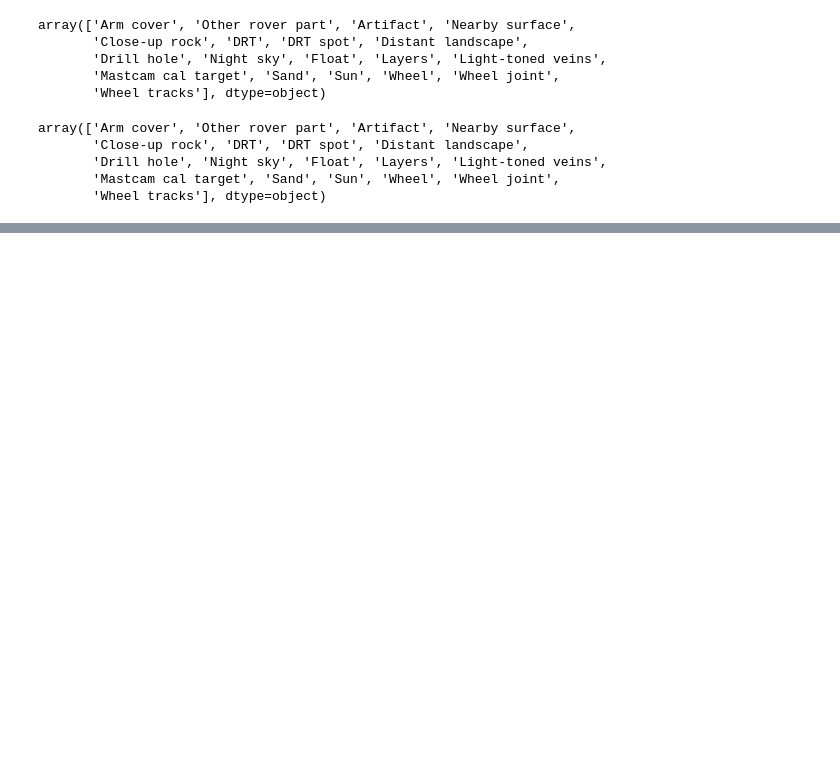
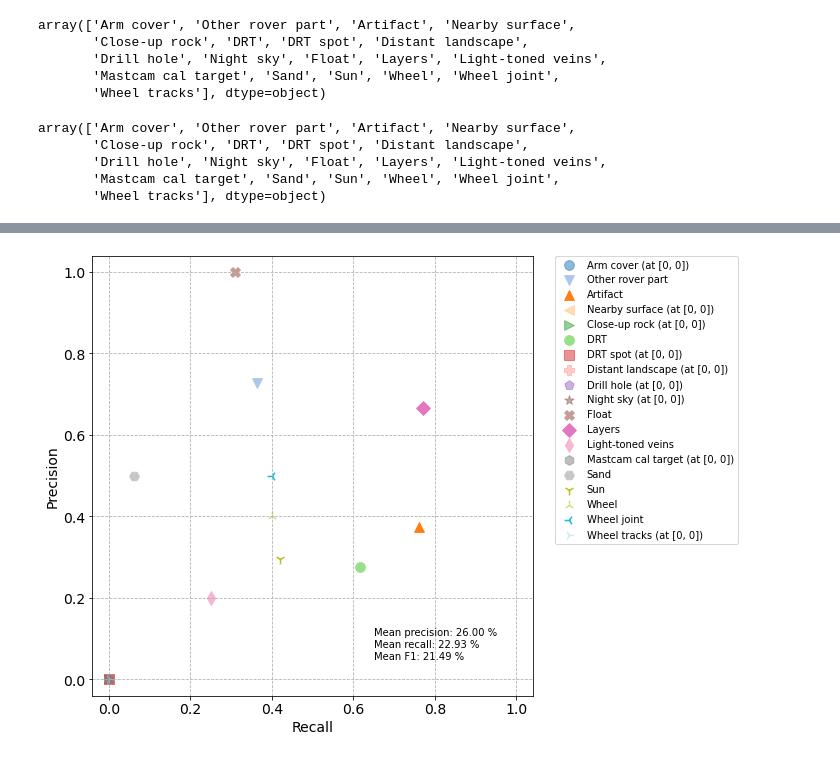
Before and after one commit to kaipak/data-science-notebooks, a Jupyter notebook: experiments_and_development/SimCLRv2-PyTorch/marsv2_experiments.ipynb, the cells around one changed output, grey strips where cells are left out. Cells and saved outputs as stored; diff of their text form; code cells hidden in the pictures; blank space fills up the shorter version.

```diff
--- a/experiments_and_development/SimCLRv2-PyTorch/marsv2_experiments.ipynb
+++ b/experiments_and_development/SimCLRv2-PyTorch/marsv2_experiments.ipynb
@@ -552,0 +570,80 @@ classes
+# %%
+epochs = 25
+splits = [1, 5, 10, 20, 30, 40, 50, 60, 70, 80, 90]
+splits = [1, 5]
+train_count = []
+res_acc = []
+res_prec = []
+res_recall = []
+
+
+for split in splits:
+    TRAIN_LABELS = text2df(f'marsv2_splits/{split}pctTrain.txt', df_desc=LABEL_DESC, label_set="train")
+    pct_train(BASE_IMG_PATH, TRAIN_LABELS)
+
+    train_images = torchvision.datasets.ImageFolder(BASE_DIR / 'train',
+                                                    transform=TransformsSimCLR(size=args.image_size).test_transform)
+    train_loader = torch.utils.data.DataLoader(train_images, batch_size=bs, shuffle=True)
+
+    # Instantiate model
+    n_classes = len(train_loader.dataset.classes)
+    simclr_model = SimCLRv2(resnet_depth=50, resnet_width_multiplier=2, sk_ratio=0.0625,
+                            pretrained_weights='/home/kaipak/models/SimCLRv2/r50_2x_sk1.pth')
+    #simclr_model = SimCLRv2(resnet_depth=101, resnet_width_multiplier=2, sk_ratio=0.0625,
+    #                        pretrained_weights='/home/kaipak/models/SimCLRv2/r101_2x_sk1.pth')
+    #simclr_model = SimCLRv2(resnet_depth=152, resnet_width_multiplier=3, sk_ratio=0.0625,
+    #                        pretrained_weights='/home/kaipak/models/SimCLRv2/r152_3x_sk1.pth')
+    simclr_model_ft = SimCLRv2_ft(simclr_model, n_classes)
+    if torch.cuda.device_count() > 1:
+      print("Let's use", torch.cuda.device_count(), "GPUs!")
+      simclr_model_ngpu = nn.DataParallel(simclr_model_ft)
+
+    simclr_model = simclr_model_ngpu.to(args.device)
+
+    # Model artifacts
+    optimizer, scheduler = load_optimizer(args, simclr_model)
+    weights = generate_weights(TRAIN_LABELS).cuda(non_blocking=True)
+    criterion = torch.nn.CrossEntropyLoss(weight=weights)
+    writer = SummaryWriter(log_dir='/home/kaipak/models/runs')
+
+   # Train
+    args.global_step = 0
+    args.current_epoch = 0
+    tb_writer =  SummaryWriter(log_dir=f'/home/kaipak/models/tensorboard_logs/' +
+                               f'{datetime.now().strftime("%Y%m%d-%H%M%S")}')
+
+    for epoch in range(epochs):
+        loss_epoch, accuracy_epoch = train(args, train_loader, simclr_model,
+                                           criterion, optimizer, tb_writer, print_every=20)
+        accuracy_epoch = accuracy_epoch
+        loss_epoch = loss_epoch / len(train_loader)
+        # print(f"Epoch [{epoch}/{epochs}]\t "
+        #      f"Loss: {loss_epoch}\t "
+        #      f"Accuracy: {accuracy_epoch}")
+        tb_writer.add_scalar("Accuracy/train_epoch", accuracy_epoch, args.current_epoch)
+        args.current_epoch += 1
+
+    torch.cuda.empty_cache()
+
+    # Get metrics
+    y_pred, y_true = eval_test(test_loader)
+    accuracy = sum(np.array(y_pred) == np.array(y_true)) / len(y_true)
+    fig, ax, cr_df, mean_prec, mean_rec = plot_precision_vs_recall(y_true, y_pred)
+
+    # Collect results
+    train_count.append(TRAIN_LABELS.shape[0])
+    res_acc.append(accuracy)
+    res_prec.append(mean_prec)
+    res_recall.append(mean_rec)
+
+    # Save plots
+    fig.savefig(f'prec_v_recall_plot_{split}pct.jpg')
+
+    torch.cuda.empty_cache()
+
+df_results = pd.DataFrame({'frac_train': splits / 100,
+                           'train_count': train_count,
+                           'test_accuracy': res_acc,
+                           'test_mean_prec_macro': res_prec,
+                           'test_mean_recall_macro': res_recall})
+# %% [output]
@@ -552,0 +667 @@ classes
+[figure, added]
```
Also changed, not shown: parts of 22 cells of this notebook, 2 other files.
